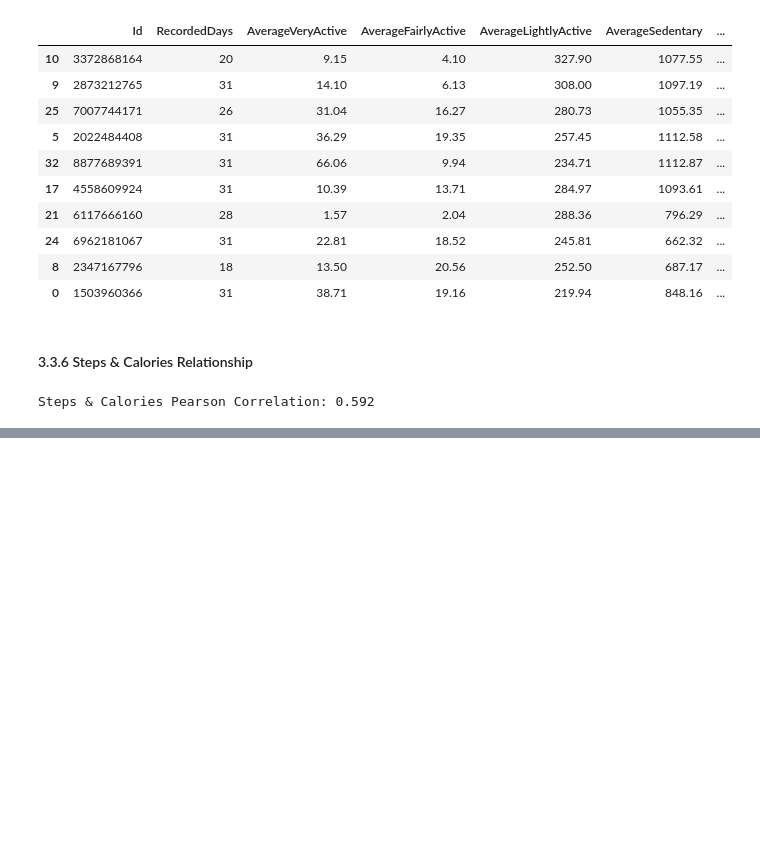
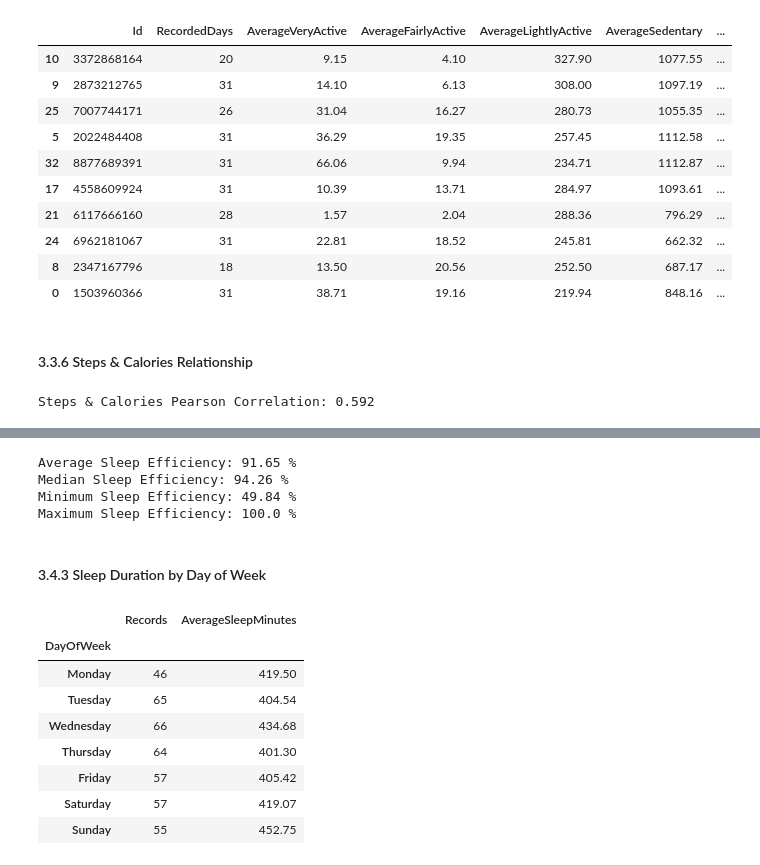
Before and after one commit to Abdallah-9i/bellabeat-data-analysis, a Jupyter notebook: notebooks/03_exploratory_data_analysis.ipynb, the cells around one changed output, grey strips where cells are left out. Cells and saved outputs as stored; diff of their text form; code cells hidden in the pictures; blank space fills up the shorter version.

```diff
--- a/notebooks/03_exploratory_data_analysis.ipynb
+++ b/notebooks/03_exploratory_data_analysis.ipynb
@@ -257,0 +311,55 @@ Steps & Calories Pearson Correlation: 0.592
+# %%
+# Calculate recorded sleep efficiency for each record
+sleep_efficiency = (
+    sleep_df["TotalMinutesAsleep"] /
+    sleep_df["TotalTimeInBed"] * 100
+)
+
+# Summarize sleep efficiency
+print("Average Sleep Efficiency:",
+      round(sleep_efficiency.mean(), 2), "%")
+
+print("Median Sleep Efficiency:",
+      round(sleep_efficiency.median(), 2), "%")
+
+print("Minimum Sleep Efficiency:",
+      round(sleep_efficiency.min(), 2), "%")
+
+print("Maximum Sleep Efficiency:",
+      round(sleep_efficiency.max(), 2), "%")
+# %% [output]
+Average Sleep Efficiency: 91.65 %
+Median Sleep Efficiency: 94.26 %
+Minimum Sleep Efficiency: 49.84 %
+Maximum Sleep Efficiency: 100.0 %
+# %% [markdown]
+#### 3.4.3 Sleep Duration by Day of Week
+# %%
+# Extract day of the week
+sleep_df["DayOfWeek"] = sleep_df["SleepDay"].dt.day_name()
+
+# Calculate average sleep duration by day
+sleep_by_day = (
+    sleep_df.groupby("DayOfWeek")
+    .agg(
+        Records=("TotalMinutesAsleep", "count"),
+        AverageSleepMinutes=("TotalMinutesAsleep", "mean")
+    )
+    .reindex([
+        "Monday", "Tuesday", "Wednesday",
+        "Thursday", "Friday", "Saturday", "Sunday"
+    ])
+    .round(2)
+)
+
+display(sleep_by_day)
+# %% [output]
+|  | Records | AverageSleepMinutes |
+| DayOfWeek |  |  |
+| Monday | 46 | 419.50 |
+| Tuesday | 65 | 404.54 |
+| Wednesday | 66 | 434.68 |
+| Thursday | 64 | 401.30 |
+| Friday | 57 | 405.42 |
+| Saturday | 57 | 419.07 |
+| Sunday | 55 | 452.75 |
```
Also changed, not shown: parts of 3 cells of this notebook.
